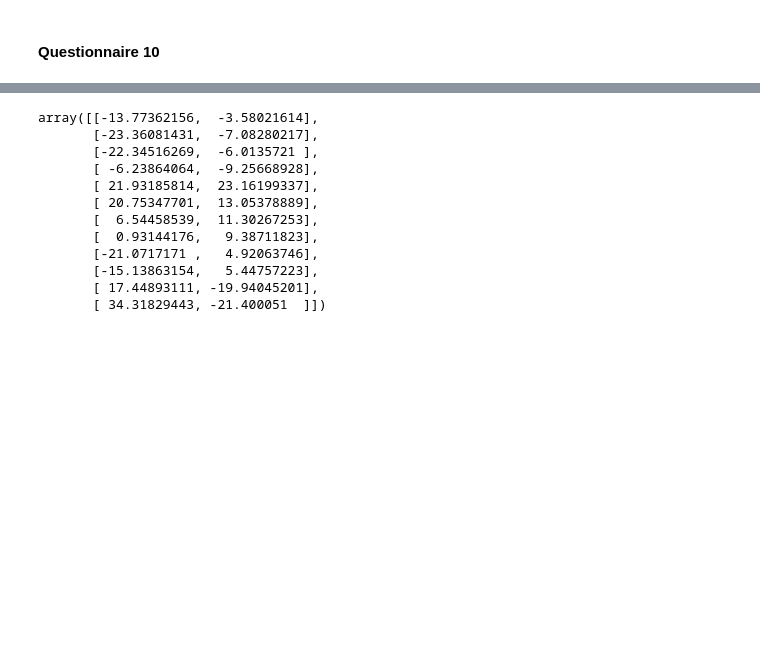
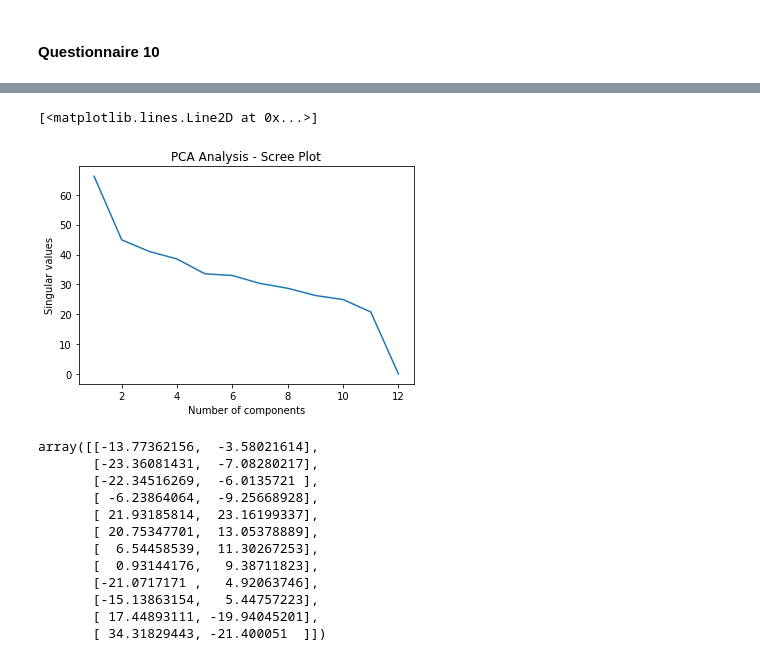
Before and after one commit to MrymZakani/SHS_project, a Jupyter notebook: exploring_habits_data.ipynb, the cells around one changed output, grey strips where cells are left out. Saved outputs shown, nothing was run; the diff lists cells and outputs as text; code cells hidden in the pictures; blank space fills up the shorter version.

```diff
--- a/exploring_habits_data.ipynb
+++ b/exploring_habits_data.ipynb
@@ -313,3 +362,14 @@ print(pca_3.singular_values_)
+# %%
+plt.ylabel('Singular values')
+plt.xlabel('Number of components')
+plt.title('PCA Analysis - Scree Plot')
+plt.style.context('seaborn-whitegrid')
+
+
+plt.plot(range(1,13),pca_3.singular_values_)
+# %% [output]
+[<matplotlib.lines.Line2D at 0x...>]
+[figure, added]
 # %%
 q10_transformed = PCA(n_components=2).fit_transform(q10_data)
 q10_transformed
```
Also changed, not shown: parts of 18 cells of this notebook.
